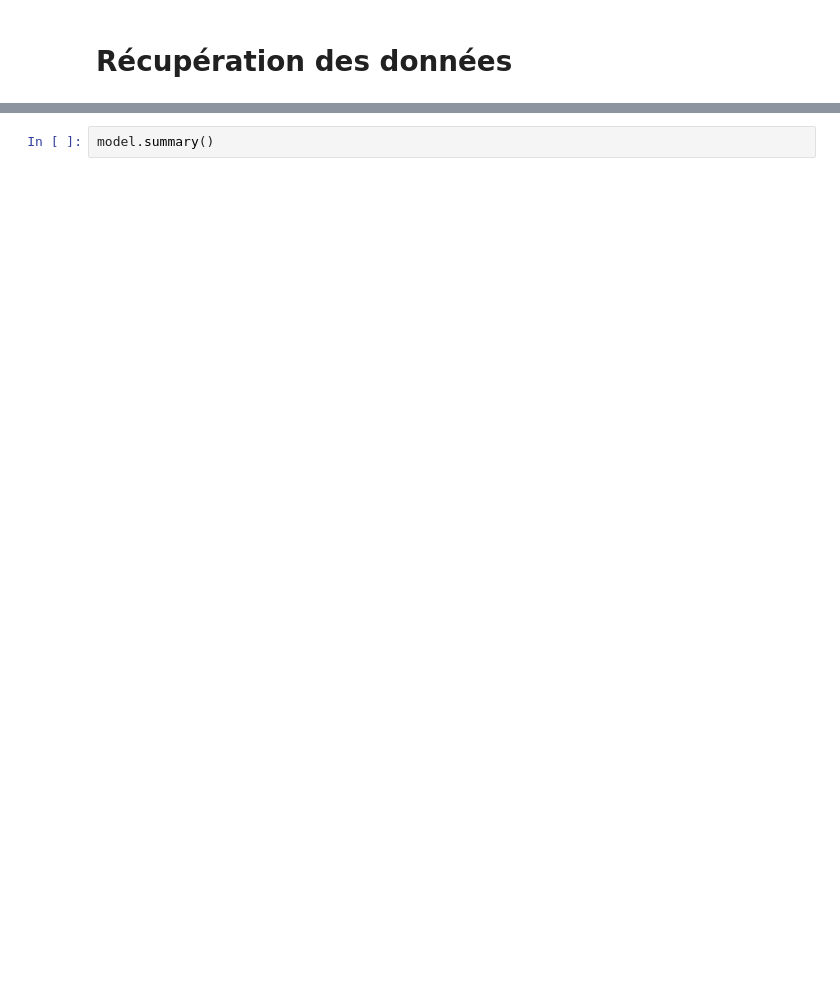
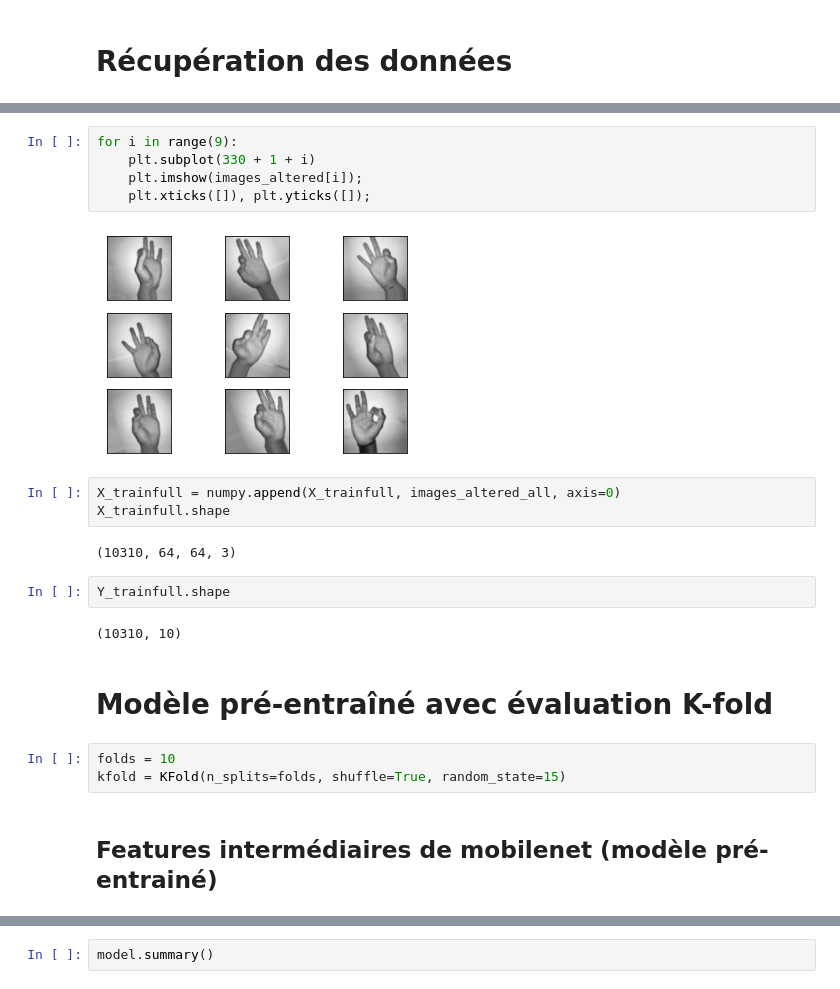
Before and after one commit to laurent-33/Vision-02-mano, a Jupyter notebook: 04-mano-transfer-learning.ipynb, the cells around one changed output, grey strips where cells are left out. Drawn from its saved outputs; the diff is of its cells as text; blank space fills up the shorter version.

Commit message:
ajout itérations sur modèle

```diff
--- a/04-mano-transfer-learning.ipynb
+++ b/04-mano-transfer-learning.ipynb
@@ -144,0 +128,23 @@ Epoch 5/1000
+# %%
+for i in range(9):
+    plt.subplot(330 + 1 + i)
+    plt.imshow(images_altered[i]);
+    plt.xticks([]), plt.yticks([]);
+# %% [output]
+[figure, added]
+# %%
+X_trainfull = numpy.append(X_trainfull, images_altered_all, axis=0)
+X_trainfull.shape
+# %% [output]
+(10310, 64, 64, 3)
+# %%
+Y_trainfull.shape
+# %% [output]
+(10310, 10)
+# %% [markdown]
+# Modèle pré-entraîné avec évaluation K-fold
+# %%
+folds = 10
+kfold = KFold(n_splits=folds, shuffle=True, random_state=15)
+# %% [markdown]
+## Features intermédiaires de mobilenet (modèle pré-entrainé)
```
Also changed, not shown: parts of 50 cells of this notebook.
